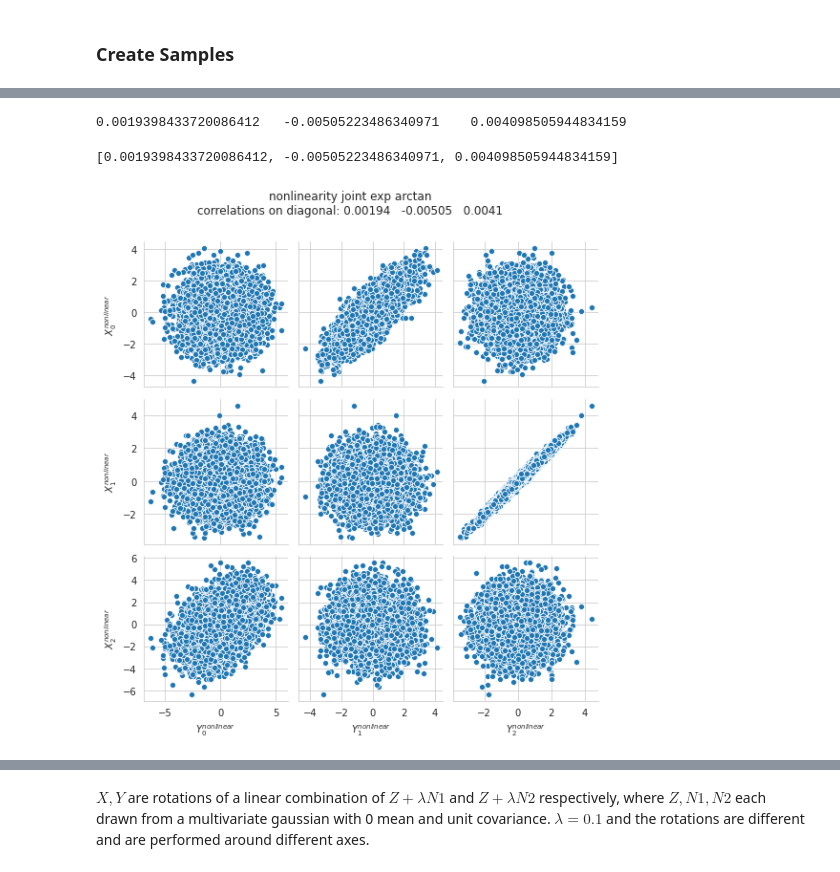
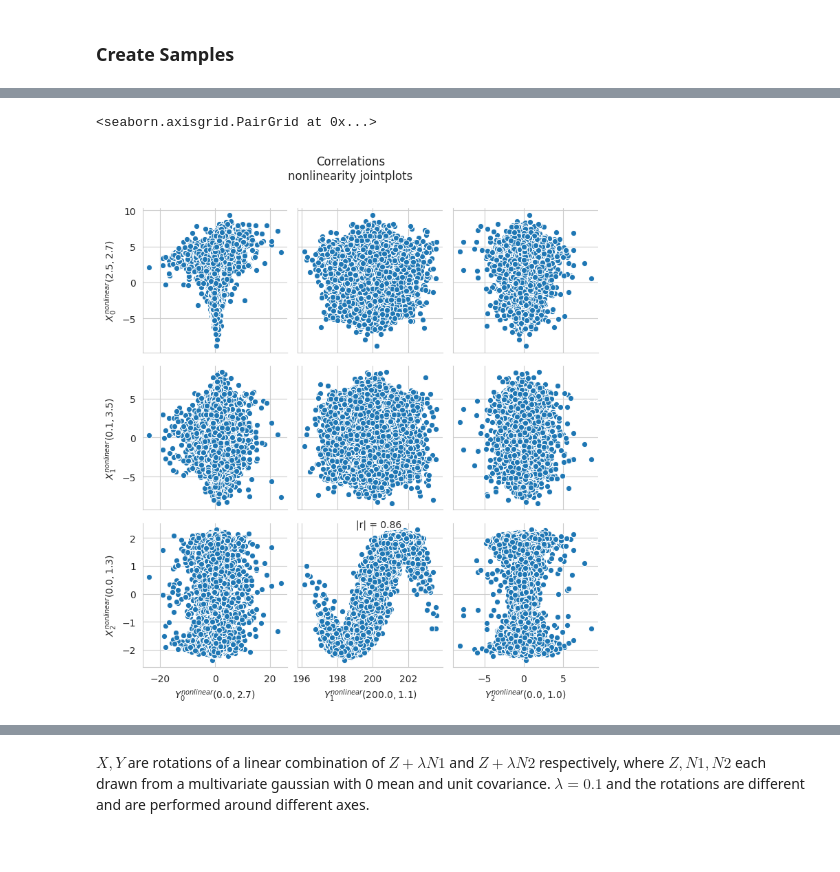
Before and after one commit to jonatanbarkan/ACEDeep, a Jupyter notebook: ADCEs.ipynb, the cells around one changed output, grey strips where cells are left out. Saved outputs shown, nothing was run; the diff lists cells and outputs as text; code cells hidden in the pictures.

```diff
--- a/ADCEs.ipynb
+++ b/ADCEs.ipynb
@@ -98,11 +115,13 @@ add_non_linearity = False
 # %%
+
 # torus prametrization
 R = 5
+# r = 2
 def torus(vecs):
   a, b, c = vecs.T
-  x1 = (R + c*np.cos(a))*np.cos(b)
-  x2 = (R + c*np.cos(a))*np.sin(b)
-  x3 = c*np.sin(a)
+  x1 = (R + a*np.cos(c))*np.cos(b)
+  x2 = (R + a*np.cos(c))*np.sin(b)
+  x3 = r*np.sin(c)
   return np.vstack((x1, x2, x3)).T
 # %%
 eps = 0.1
@@ -110,5 +129,5 @@ def rational(vecs):
   a, b, c = vecs.T
   x1 = a / (np.abs(b) + eps)
   x2 = c + 200
-  x3 = a + 3*c
+  x3 = a*c
   return np.vstack((x1, x2, x3)).T
@@ -119,10 +148,8 @@ def swap(vecs):
 # %%
-non_linearity_1 = lambda a: a
-non_linearity_2 = lambda a: a
 if add_non_linearity:
-  non_linearity_1 = lambda a: np.exp(a)
-  non_linearity_2 = lambda a: np.arctan(np.pi * a)
-  # non_linearity_1 = lambda a: np.log(1 + np.abs(a))
-  # non_linearity_2 = lambda a: a + 1/a
-
-  # non_linearity_1 = non_linearity_a
+  if add_non_linearity_invertible:
+    non_linearity_1 = lambda a: np.exp(a)
+    non_linearity_2 = lambda a: np.arctan(np.pi * a)
+  else:
+    non_linearity_1 = torus
+    non_linearity_2 = rational
@@ -135,9 +156,14 @@ Y_non_linear = non_linearity_2(swap(Y_prior))
+# %%
+X_non_linear = non_linearity_1(X_prior)
+X_non_linear = X_non_linear + 0.1 * white_noise(X_non_linear.shape)
+Y_non_linear = non_linearity_2(Y_prior)
+Y_non_linear = Y_non_linear + 0.1 * white_noise(Y_non_linear.shape)
 # %%
-draw_correlations(X_non_linear, Y_non_linear, True, labels=['X^{nonlinear}', 'Y^{nonlinear}'], title='nonlinearity_joint_exp_arctan')
+# draw_correlations(X_non_linear, Y_non_linear, True, labels=['X^{nonlinear}', 'Y^{nonlinear}'], title='nonlinearity_joint_exp_arctan')
+compare_variables([('X^{nonlinear}', X_non_linear)], [('Y^{nonlinear}', Y_non_linear)], name='nonlinearity_jointplots', name_init='02')
 # %% [output]
-0.0019398433720086412   -0.00505223486340971    0.004098505944834159
+<seaborn.axisgrid.PairGrid at 0x...>
-[0.0019398433720086412, -0.00505223486340971, 0.004098505944834159]
-[figure, old version]
+[figure, new version]
 # %%
 thetaX = [0] * d
 thetaX[2] = np.pi/2
```
Also changed, not shown: parts of 64 cells of this notebook.
